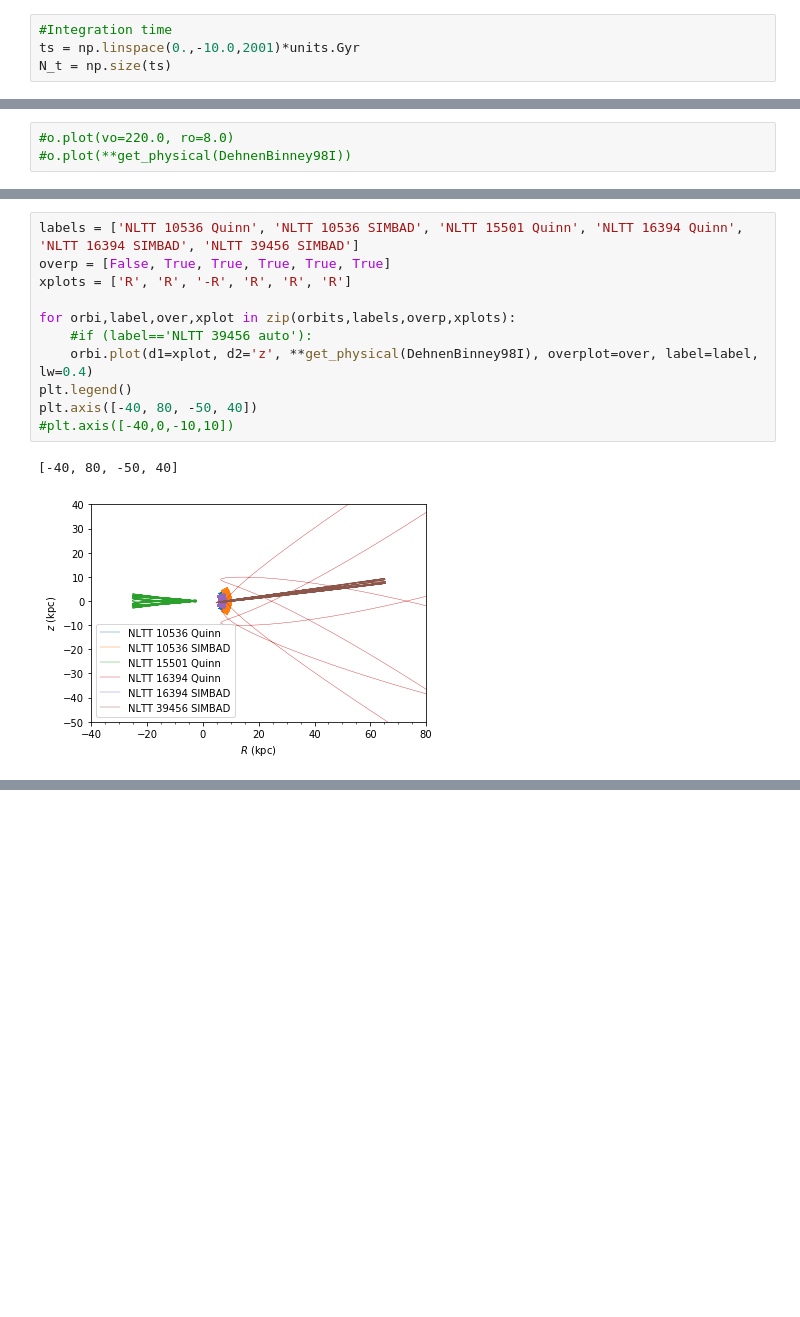
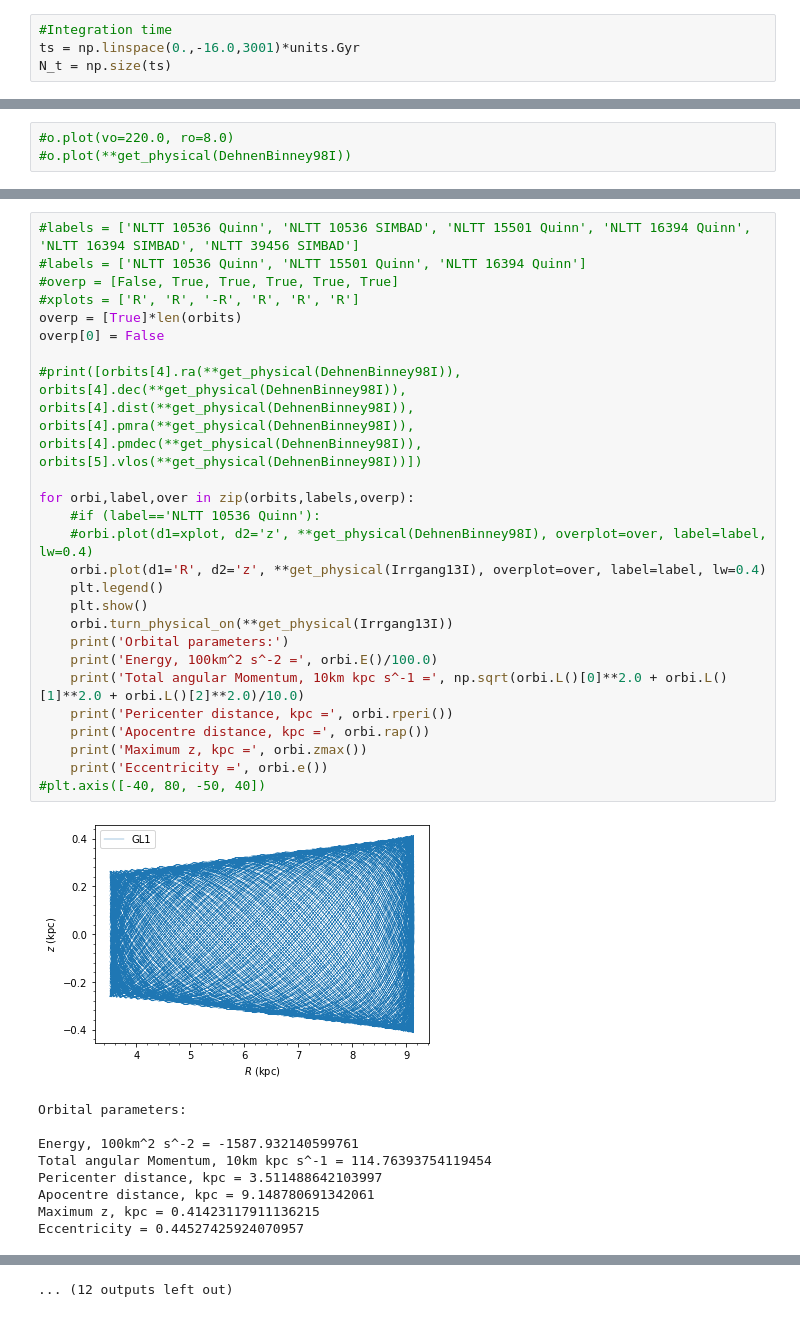
Before and after one commit to EmilyTyler/BinaryDisruption, a Jupyter notebook: Documents/Cpp-code/galpy_tests.ipynb, the cells around one changed output, grey strips where cells are left out. Saved outputs shown, nothing was run; the diff lists cells and outputs as text; blank space fills up the shorter version.

```diff
--- a/Documents/Cpp-code/galpy_tests.ipynb
+++ b/Documents/Cpp-code/galpy_tests.ipynb
@@ -28,7 +28,7 @@ def jacobiRadius(potential, R, z, phi, t, M_b):
 #o.flip(inplace = True)
 # %%
 #Integration time
-ts = np.linspace(0.,-10.0,2001)*units.Gyr
+ts = np.linspace(0.,-16.0,3001)*units.Gyr
 N_t = np.size(ts)
 # %%
 #Integrate orbit
@@ -79,14 +99,35 @@ galpyWarning: Cannot use C integration because some of the potentials are not im
 # %%
-labels = ['NLTT 10536 Quinn', 'NLTT 10536 SIMBAD', 'NLTT 15501 Quinn', 'NLTT 16394 Quinn', 'NLTT 16394 SIMBAD', 'NLTT 39456 SIMBAD']
-overp = [False, True, True, True, True, True]
-xplots = ['R', 'R', '-R', 'R', 'R', 'R']
+#labels = ['NLTT 10536 Quinn', 'NLTT 10536 SIMBAD', 'NLTT 15501 Quinn', 'NLTT 16394 Quinn', 'NLTT 16394 SIMBAD', 'NLTT 39456 SIMBAD']
+#labels = ['NLTT 10536 Quinn', 'NLTT 15501 Quinn', 'NLTT 16394 Quinn']
+#overp = [False, True, True, True, True, True]
+#xplots = ['R', 'R', '-R', 'R', 'R', 'R']
+overp = [True]*len(orbits)
+overp[0] = False
 
-for orbi,label,over,xplot in zip(orbits,labels,overp,xplots):
-    #if (label=='NLTT 39456 auto'):
-    orbi.plot(d1=xplot, d2='z', **get_physical(DehnenBinney98I), overplot=over, label=label, lw=0.4)
-plt.legend()
-plt.axis([-40, 80, -50, 40])
-#plt.axis([-40,0,-10,10])
+#print([orbits[4].ra(**get_physical(DehnenBinney98I)), orbits[4].dec(**get_physical(DehnenBinney98I)), orbits[4].dist(**get_physical(DehnenBinney98I)), orbits[4].pmra(**get_physical(DehnenBinney98I)), orbits[4].pmdec(**get_physical(DehnenBinney98I)), orbits[5].vlos(**get_physical(DehnenBinney98I))])
+
+for orbi,label,over in zip(orbits,labels,overp):
+    #if (label=='NLTT 10536 Quinn'):
+    #orbi.plot(d1=xplot, d2='z', **get_physical(DehnenBinney98I), overplot=over, label=label, lw=0.4)
+    orbi.plot(d1='R', d2='z', **get_physical(Irrgang13I), overplot=over, label=label, lw=0.4)
+    plt.legend()
+    plt.show()
+    orbi.turn_physical_on(**get_physical(Irrgang13I))
+    print('Orbital parameters:')
+    print('Energy, 100km^2 s^-2 =', orbi.E()/100.0)
+    print('Total angular Momentum, 10km kpc s^-1 =', np.sqrt(orbi.L()[0]**2.0 + orbi.L()[1]**2.0 + orbi.L()[2]**2.0)/10.0)
+    print('Pericenter distance, kpc =', orbi.rperi())
+    print('Apocentre distance, kpc =', orbi.rap())
+    print('Maximum z, kpc =', orbi.zmax())
+    print('Eccentricity =', orbi.e())
+#plt.axis([-40, 80, -50, 40])
 # %% [output]
+[figure, new version]
-[-40, 80, -50, 40]
+Orbital parameters:
+
+Energy, 100km^2 s^-2 = -1587.932140599761
+Total angular Momentum, 10km kpc s^-1 = 114.76393754119454
+Pericenter distance, kpc = 3.511488642103997
+Apocentre distance, kpc = 9.148780691342061
+Maximum z, kpc = 0.41423117911136215
+Eccentricity = 0.44527425924070957
-[figure, old version]
@@ -92,0 +174 @@ plt.axis([-40, 80, -50, 40])
+... (12 outputs left out)
```
Also changed, not shown: parts of 3 cells of this notebook, 13 other files.
